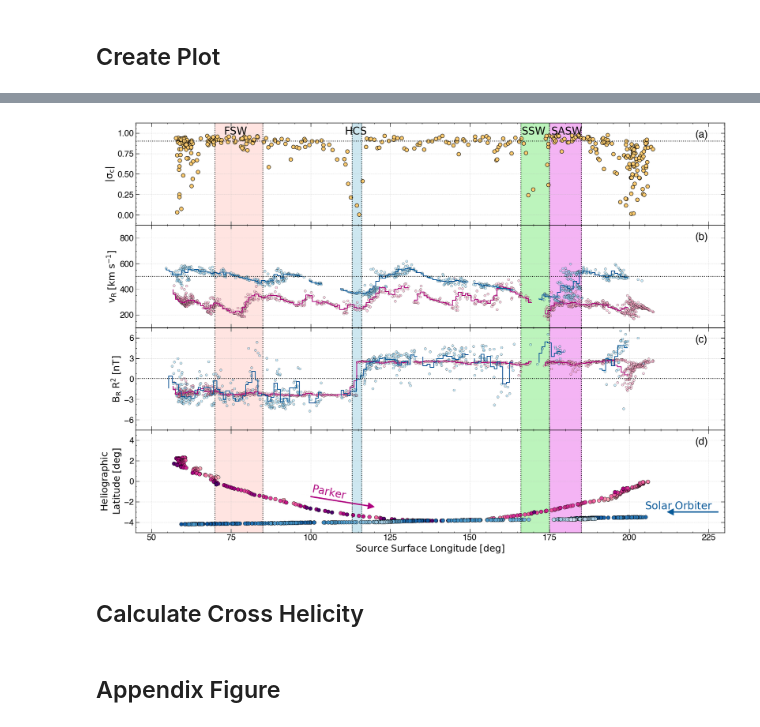
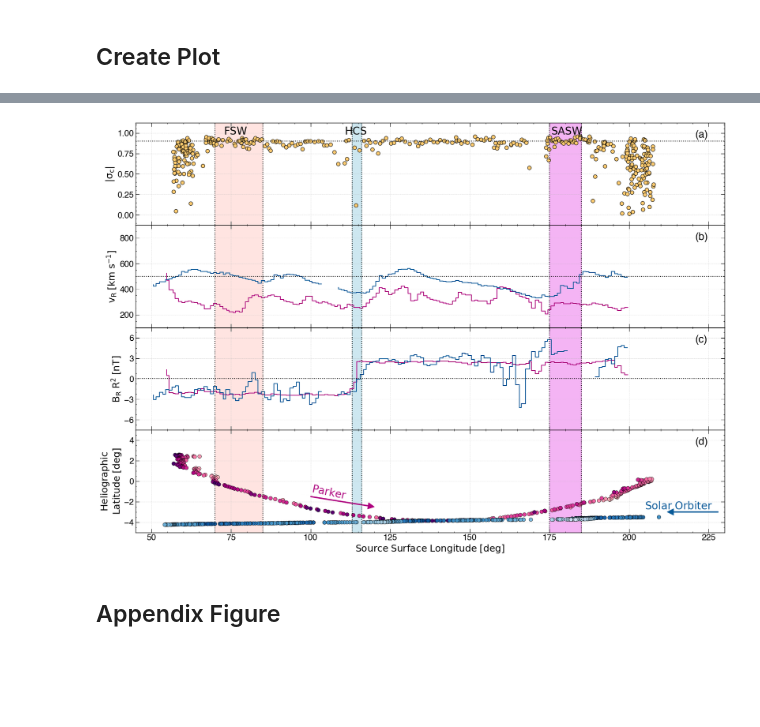
Before and after one commit to tamarervin/publications, a Jupyter notebook: e11_ch/fig1.ipynb, the cells around one changed output, grey strips where cells are left out. Saved outputs shown, nothing was run; the diff lists cells and outputs as text; code cells hidden in the pictures; blank space fills up the shorter version.

```diff
--- a/e11_ch/fig1.ipynb
+++ b/e11_ch/fig1.ipynb
@@ -52,6 +52,9 @@ IMG_DIR = './figures'
 DF_DIR = './results'
 PlotDir = '/Users/tamarervin/mplstyle/'
 
+STORAGE_DIR = '/Volumes/TAMARUSB/pub_data/e11_ch'
+RES_DIR = os.path.join(STORAGE_DIR, 'results')
+
 # PLOT STYLING
 plot_style = os.path.join(PlotDir, 'figure_series.mplstyle')
 plt.rcParams['mathtext.fontset'] = 'custom'
@@ -62,10 +65,10 @@ plt.style.use(plot_style)
 ## Data
 # %%
 # ### READ IN DATA ###
-parker, parkerdownt, parkerdownl, pss, orbiter, orbiterdownl, orbiterdownt, oss = utils.read_data(RES_DIR, sigma_time=20)
+parker, parkerdownt, parkerdownl, pss, orbiter, orbiterdownl, orbiterdownt, oss, his_orbiter, his_orbiterdownt, his_orbiterdownl = utils.read_data(RES_DIR, sigma_time=20)
 
 ### DEFINE REGIONS ###
 lon_footpoints = parker.sslon
 hhcs = np.logical_and(lon_footpoints >= loc_hcs[0], lon_footpoints <=loc_hcs[1])
-slow = np.logical_and(lon_footpoints >=ssw[0], lon_footpoints <=ssw[1])
+slow = np.logical_and(lon_footpoints >=sasw[0], lon_footpoints <=sasw[1])
 fast = np.logical_and(lon_footpoints >=fsw[0], lon_footpoints <=fsw[1])
@@ -72,8 +93,6 @@ fast = np.logical_and(lon_footpoints >=fsw[0], lon_footpoints <=fsw[1])
 # %%
-use = np.logical_and(orbiter.lon>50, orbiter.lon<205)
+use = np.logical_and(orbiter.sslon>50, orbiter.sslon<205)
 orbiter = orbiter[use].copy()
-use = np.logical_and(smag.lon>50, smag.lon<205)
-smag = smag[use].copy()
 # %% [markdown]
 ## Generate Position
 
@@ -126,7 +145,7 @@ si=10
 fig, axes = plt.subplots(4, 1, figsize=[20, 14], sharex='all', gridspec_kw={'hspace': 0})
 
 ##### ---------- PANEL ONE: PSP CROSS HELICITY  ---------- ######
-axes[0].scatter(pss.lon,
+axes[0].scatter(pss.sslon,
                 np.abs(pss.sigmac), # c=pss.vr,
                 c=lightc[2], s=50,
                 edgecolor='k', linewidth=0.8
@@ -136,23 +155,23 @@ axes[0].axhline(0.9, color='k', linestyle='dotted')
 
 #### ---------- PANEL TWO: VELOCITY ----------- #######
 ### RAW DATA
-axes[1].scatter(parker.lon[::si],
-                parker.vr[::si],
-                c=lightc[0], s=ss,
-                alpha=0.5, linewidth=0.5, edgecolor='k'
-)
-axes[1].scatter(orbiter.lon[::si],
-                orbiter.vr[::si],
-                c=lightc[1], s=ss,
-                alpha=0.5, linewidth=0.5, edgecolor='k'
-)
+# axes[1].scatter(parker.sslon[::si],
+#                 parker.vr[::si],
+#                 c=lightc[0], s=ss,
+#                 alpha=0.5, linewidth=0.5, edgecolor='k'
+# )
+# axes[1].scatter(orbiter.sslon[::si],
+#                 orbiter.vr[::si],
+#                 c=lightc[1], s=ss,
+#                 alpha=0.5, linewidth=0.5, edgecolor='k'
+# )
 
 ### BINNED DATA
-axes[1].step(parkerdownl.lon,
+axes[1].step(parkerdownl.sslon,
                   parkerdownl.vr,
                   c=c[0]
 )
-axes[1].step(orbiterdownl.lon,
+axes[1].step(orbiterdownl.sslon,
                      orbiterdownl.vr,
                      c=c[1]
 )
@@ -162,24 +181,24 @@ axes[1].axhline(500, color='k', linestyle='dotted')
 
 ##### ---------- PANEL THREE: RADIAL MAGNETIC FIELD  ---------- ######
 ### RAW DATA
-axes[2].scatter(parker.lon[::si],
-                     parker.BrR2[::si],
-                     c=lightc[0], s=ss,
-                     alpha=0.5, linewidth=0.5, edgecolor='k'
-)
-axes[2].scatter(smag.lon[::si],
-                      smag.BrR2[::si],
-                      c=lightc[1], s=ss,
-                      alpha=0.5, linewidth=0.5, edgecolor='k'
-)
+# axes[2].scatter(parker.sslon[::si],
+#                      parker.BrR2[::si],
+#                      c=lightc[0], s=ss,
+#                      alpha=0.5, linewidth=0.5, edgecolor='k'
+# )
+# axes[2].scatter(orbiter.sslon[::si],
+#                       orbiter.BrR2[::si],
+#                       c=lightc[1], s=ss,
+#                       alpha=0.5, linewidth=0.5, edgecolor='k'
+# )
 
 ### BINNED DATA
-axes[2].step(parkerdownl.lon,
+axes[2].step(parkerdownl.sslon,
                      parkerdownl.BrR2,
                      c=c[0]
                     )
-axes[2].step(smagdownl.lon,
-                     smagdownl.BrR2,
+axes[2].step(orbiterdownl.sslon,
+                     orbiterdownl.BrR2,
                      c=c[1]
                     )
 ### THRESHOLD
@@ -226,8 +245,8 @@ for i, ax in enumerate(axes):
     # plot hcs
     ax.axvline(loc_hcs[0], color='k', linestyle='dotted', zorder=5)
     ax.axvline(loc_hcs[1], color='k', linestyle='dotted', zorder=5)
-    ax.axvline(ssw[0], color='k', linestyle='dotted', zorder=5)
-    ax.axvline(ssw[1], color='k', linestyle='dotted', zorder=5)
+    # ax.axvline(ssw[0], color='k', linestyle='dotted', zorder=5)
+    # ax.axvline(ssw[1], color='k', linestyle='dotted', zorder=5)
     ax.axvline(fsw[0], color='k', linestyle='dotted', zorder=5)
     ax.axvline(fsw[1], color='k', linestyle='dotted', zorder=5)
     ax.axvline(sasw[0], color='k', linestyle='dotted', zorder=5)
@@ -237,7 +256,7 @@ for i, ax in enumerate(axes):
     ax.axvspan(fsw[0], fsw[1], alpha=1, color=fcol, zorder=-3)
     ax.axvspan(sasw[0], sasw[1], alpha=.6, color=sacol, zorder=-3)
     ax.axvspan(loc_hcs[0], loc_hcs[1], alpha=.6, color=hcol, zorder=-3)
-    ax.axvspan(ssw[0], ssw[1], alpha=.6, color=scol, zorder=-3)
+    # ax.axvspan(ssw[0], ssw[1], alpha=.6, color=scol, zorder=-3)
 
     # panel labels
     ax.text(0.95, 0.93, panel_labels[i], transform=ax.transAxes, fontsize=20, fontweight='bold', va='top', ha='left')
@@ -254,7 +273,7 @@ axes[3].set(ylim=(-5, 5), yticks=np.arange(-4, 4.1, step=2))
 ax = axes[0]
 ax.text(0.15, 0.96, r'$\rm FSW$', transform=ax.transAxes, fontsize=20, fontweight='bold', va='top', ha='left')
 ax.text(0.355, 0.96, r'$\rm HCS$', transform=ax.transAxes, fontsize=20, fontweight='bold', va='top', ha='left')
-ax.text(0.655, 0.96, r'$\rm SSW$', transform=ax.transAxes, fontsize=20, fontweight='bold', va='top', ha='left')
+# ax.text(0.655, 0.96, r'$\rm SSW$', transform=ax.transAxes, fontsize=20, fontweight='bold', va='top', ha='left')
 ax.text(0.705, 0.96, r'$\rm SASW$', transform=ax.transAxes, fontsize=20, fontweight='bold', va='top', ha='left')
 
 ###### SAVE FIGURE #######
@@ -265,3 +284 @@ plt.savefig(os.path.realpath('eps_figures/fig1.eps'), bbox_inches='tight', trans
-[figure, old version]
+[figure, new version]
-# %% [markdown]
-## Calculate Cross Helicity
```
Also changed, not shown: parts of 4 cells of this notebook, 7 other files.
